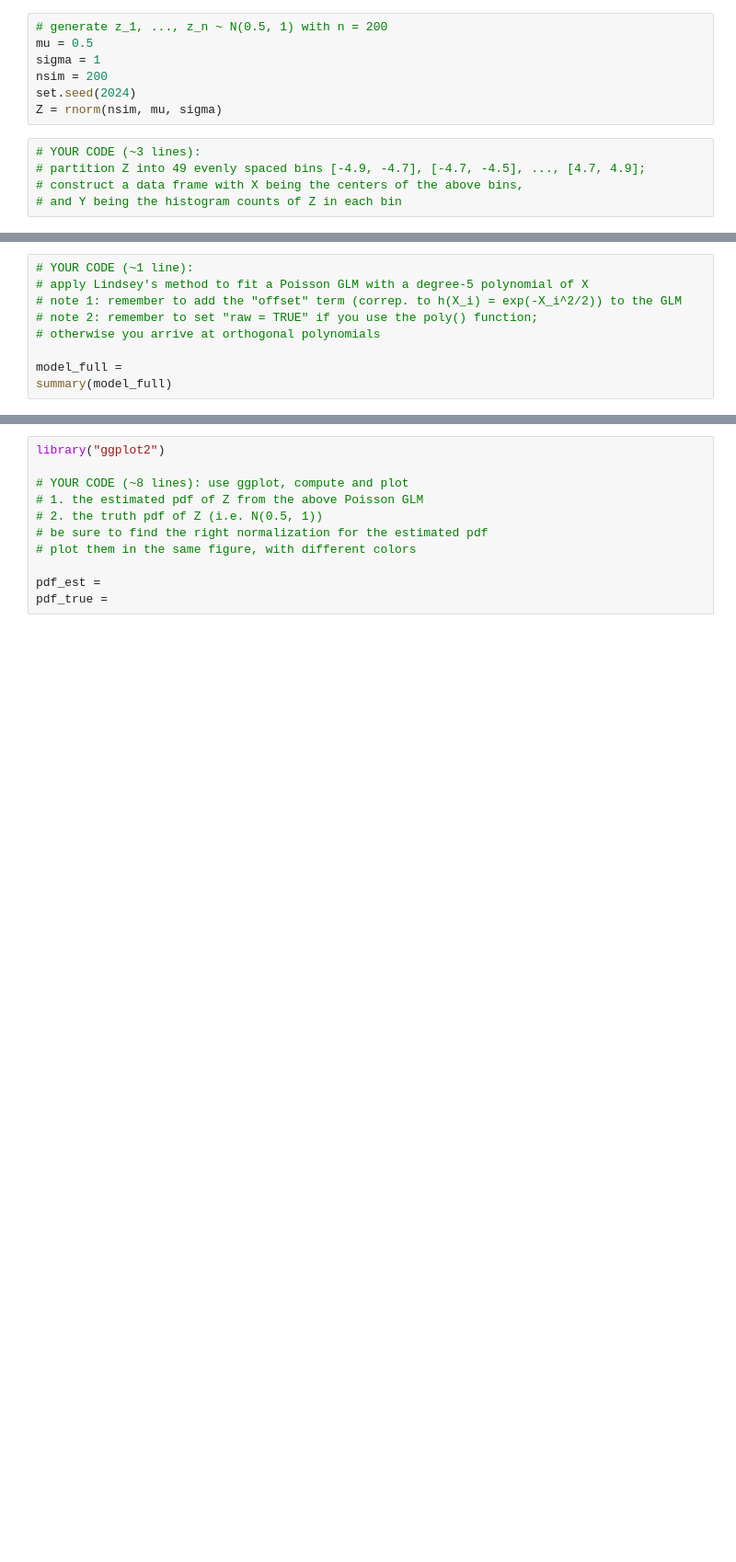
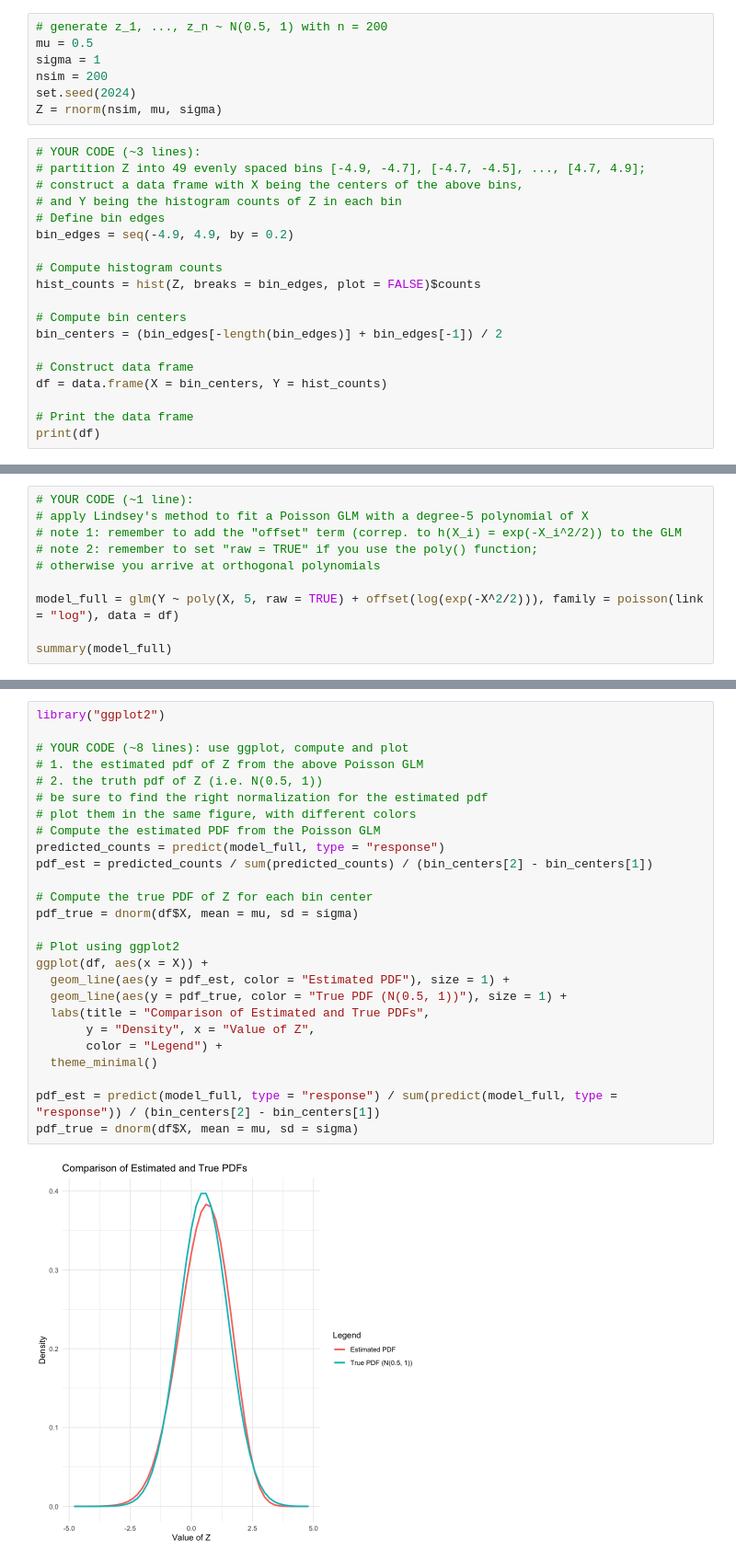
Before and after one commit to devt287/applied_stat, a Jupyter notebook: HW3_P3.ipynb, the cells around one changed output, grey strips where cells are left out. Shown: that part at 92% size. Cells and saved outputs as stored; diff of their text form; blank space fills up the shorter version.

```diff
--- a/HW3_P3.ipynb
+++ b/HW3_P3.ipynb
@@ -12,3 +12,17 @@ Z = rnorm(nsim, mu, sigma)
 # partition Z into 49 evenly spaced bins [-4.9, -4.7], [-4.7, -4.5], ..., [4.7, 4.9];
 # construct a data frame with X being the centers of the above bins,
 # and Y being the histogram counts of Z in each bin
+# Define bin edges
+bin_edges = seq(-4.9, 4.9, by = 0.2)
+
+# Compute histogram counts
+hist_counts = hist(Z, breaks = bin_edges, plot = FALSE)$counts
+
+# Compute bin centers
+bin_centers = (bin_edges[-length(bin_edges)] + bin_edges[-1]) / 2
+
+# Construct data frame
+df = data.frame(X = bin_centers, Y = hist_counts)
+
+# Print the data frame
+print(df)
@@ -19,5 +51,6 @@ Z = rnorm(nsim, mu, sigma)
 # note 2: remember to set "raw = TRUE" if you use the poly() function;
 # otherwise you arrive at orthogonal polynomials
 
-model_full =
+model_full = glm(Y ~ poly(X, 5, raw = TRUE) + offset(log(exp(-X^2/2))), family = poisson(link = "log"), data = df)
+
 summary(model_full)
@@ -24,14 +75,31 @@ summary(model_full)
 # %%
 library("ggplot2")
 
 # YOUR CODE (~8 lines): use ggplot, compute and plot
 # 1. the estimated pdf of Z from the above Poisson GLM
 # 2. the truth pdf of Z (i.e. N(0.5, 1))
 # be sure to find the right normalization for the estimated pdf
 # plot them in the same figure, with different colors
+# Compute the estimated PDF from the Poisson GLM
+predicted_counts = predict(model_full, type = "response")
+pdf_est = predicted_counts / sum(predicted_counts) / (bin_centers[2] - bin_centers[1])
 
-pdf_est =
-pdf_true =
+# Compute the true PDF of Z for each bin center
+pdf_true = dnorm(df$X, mean = mu, sd = sigma)
+
+# Plot using ggplot2
+ggplot(df, aes(x = X)) +
+  geom_line(aes(y = pdf_est, color = "Estimated PDF"), size = 1) +
+  geom_line(aes(y = pdf_true, color = "True PDF (N(0.5, 1))"), size = 1) +
+  labs(title = "Comparison of Estimated and True PDFs",
+       y = "Density", x = "Value of Z",
+       color = "Legend") +
+  theme_minimal()
+
+pdf_est = predict(model_full, type = "response") / sum(predict(model_full, type = "response")) / (bin_centers[2] - bin_centers[1])
+pdf_true = dnorm(df$X, mean = mu, sd = sigma)
+# %% [output]
+[figure, added]
 # %%
 AIC = c(0,0,0,0,0)
 
```
Also changed, not shown: parts of 7 cells of this notebook.
